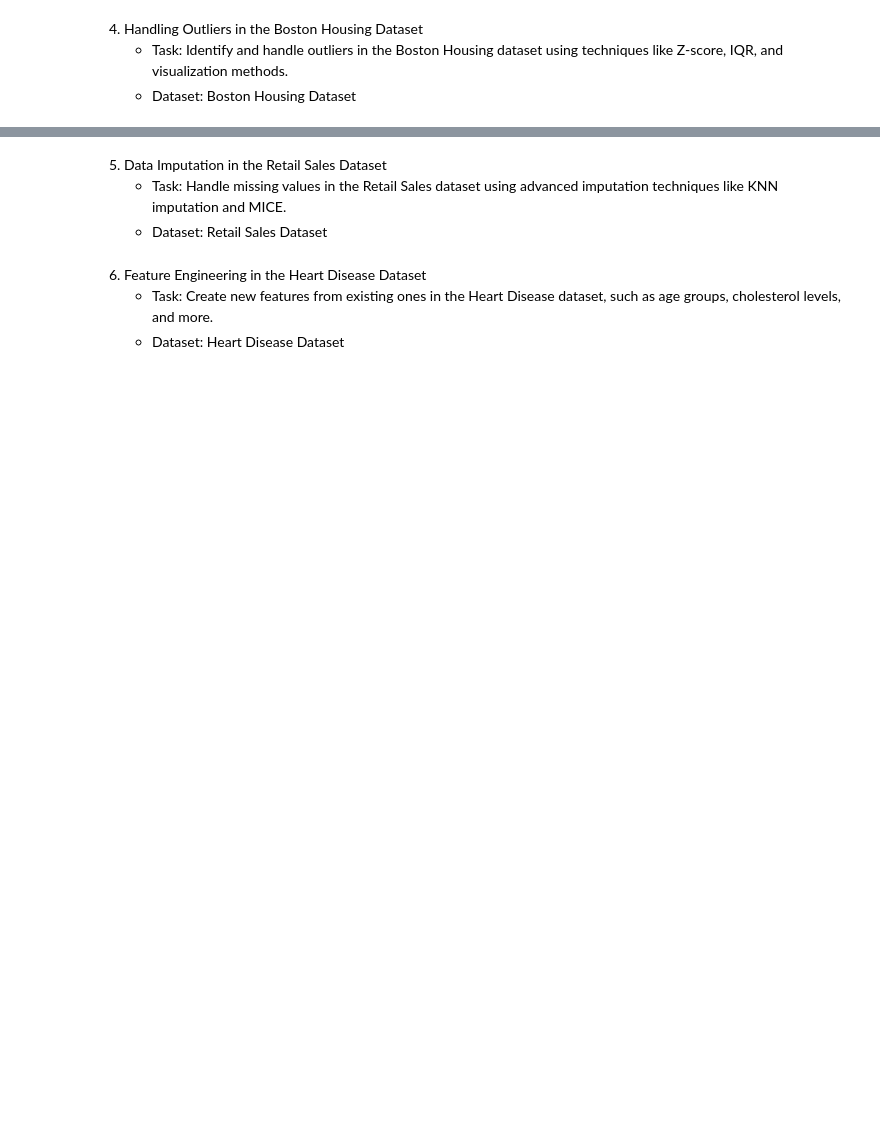
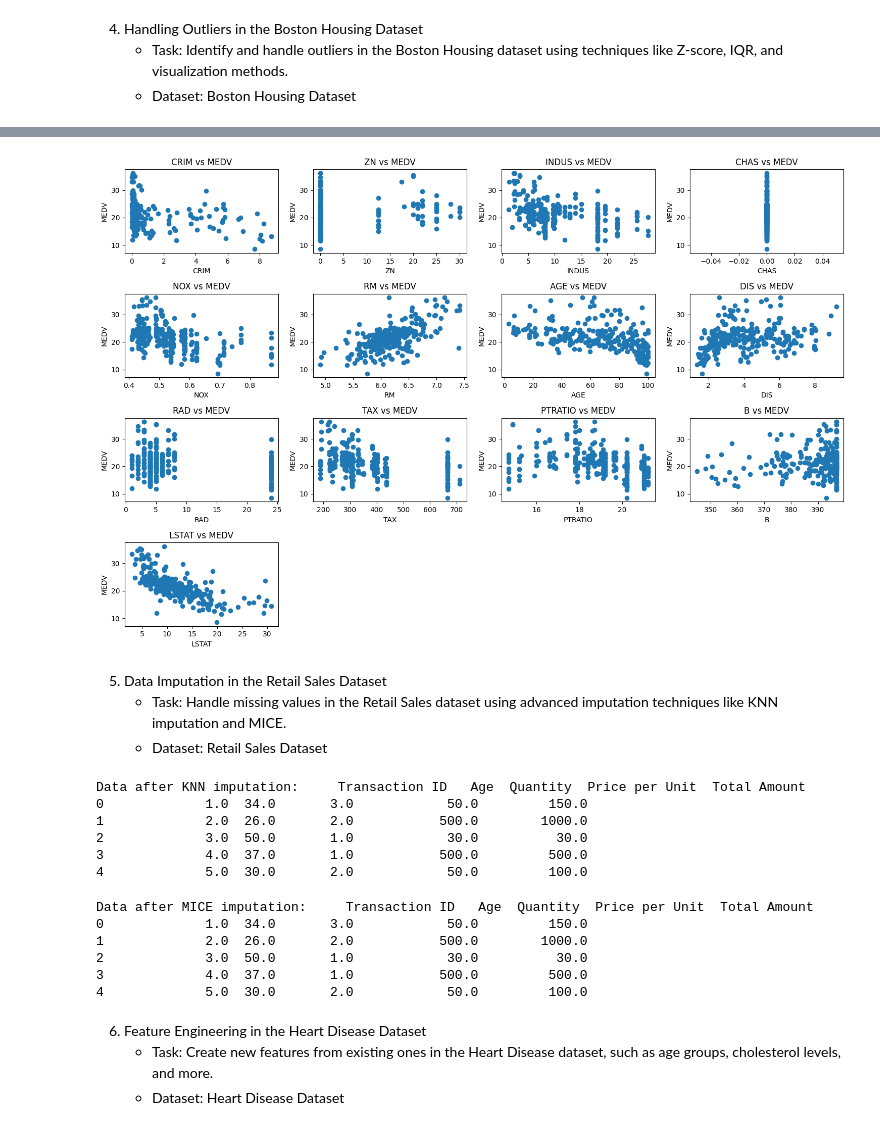
Before and after one commit to amber-khurshid/100DaysOfBytewise, a Jupyter notebook: tenth_task.ipynb, the cells around one changed output, grey strips where cells are left out. Cells and saved outputs as stored; diff of their text form; code cells hidden in the pictures; blank space fills up the shorter version.

```diff
--- a/tenth_task.ipynb
+++ b/tenth_task.ipynb
@@ -232,3 +312,16 @@ B           20.847500
+# %%
+plt.figure(figsize=(15, 10))
+for i, column in enumerate(df, 1):
+    if column != 'MEDV':
+        plt.subplot(4, 4, i)
+        plt.scatter(df[column], df['MEDV'])
+        plt.xlabel(column)
+        plt.ylabel('MEDV')
+        plt.title(f'{column} vs MEDV')
+plt.tight_layout()
+plt.show()
+# %% [output]
+[figure, added]
 # %% [markdown]
 5. Data Imputation in the Retail Sales Dataset
    - Task: Handle missing values in the Retail Sales dataset using advanced imputation techniques like KNN imputation and MICE.
@@ -236,3 +338,25 @@ B           20.847500
+# %%
+knnImputer = KNNImputer(n_neighbors=3)
+knnData = pd.DataFrame(knnImputer.fit_transform(numericData), columns=numericData.columns)
+print("Data after KNN imputation: ", knnData.head())
+# %% [output]
+Data after KNN imputation:     Transaction ID   Age  Quantity  Price per Unit  Total Amount
+0             1.0  34.0       3.0            50.0         150.0
+1             2.0  26.0       2.0           500.0        1000.0
+2             3.0  50.0       1.0            30.0          30.0
+3             4.0  37.0       1.0           500.0         500.0
+4             5.0  30.0       2.0            50.0         100.0
+# %%
+miceImputer = IterativeImputer()
+miceDataframe = pd.DataFrame(miceImputer.fit_transform(numericData), columns=numericData.columns)
+print("Data after MICE imputation: ", miceDataframe.head())
+# %% [output]
+Data after MICE imputation:     Transaction ID   Age  Quantity  Price per Unit  Total Amount
+0             1.0  34.0       3.0            50.0         150.0
+1             2.0  26.0       2.0           500.0        1000.0
+2             3.0  50.0       1.0            30.0          30.0
+3             4.0  37.0       1.0           500.0         500.0
+4             5.0  30.0       2.0            50.0         100.0
 # %% [markdown]
 6. Feature Engineering in the Heart Disease Dataset
    - Task: Create new features from existing ones in the Heart Disease dataset, such as age groups, cholesterol levels, and more.
```
Also changed, not shown: parts of 27 cells of this notebook.
